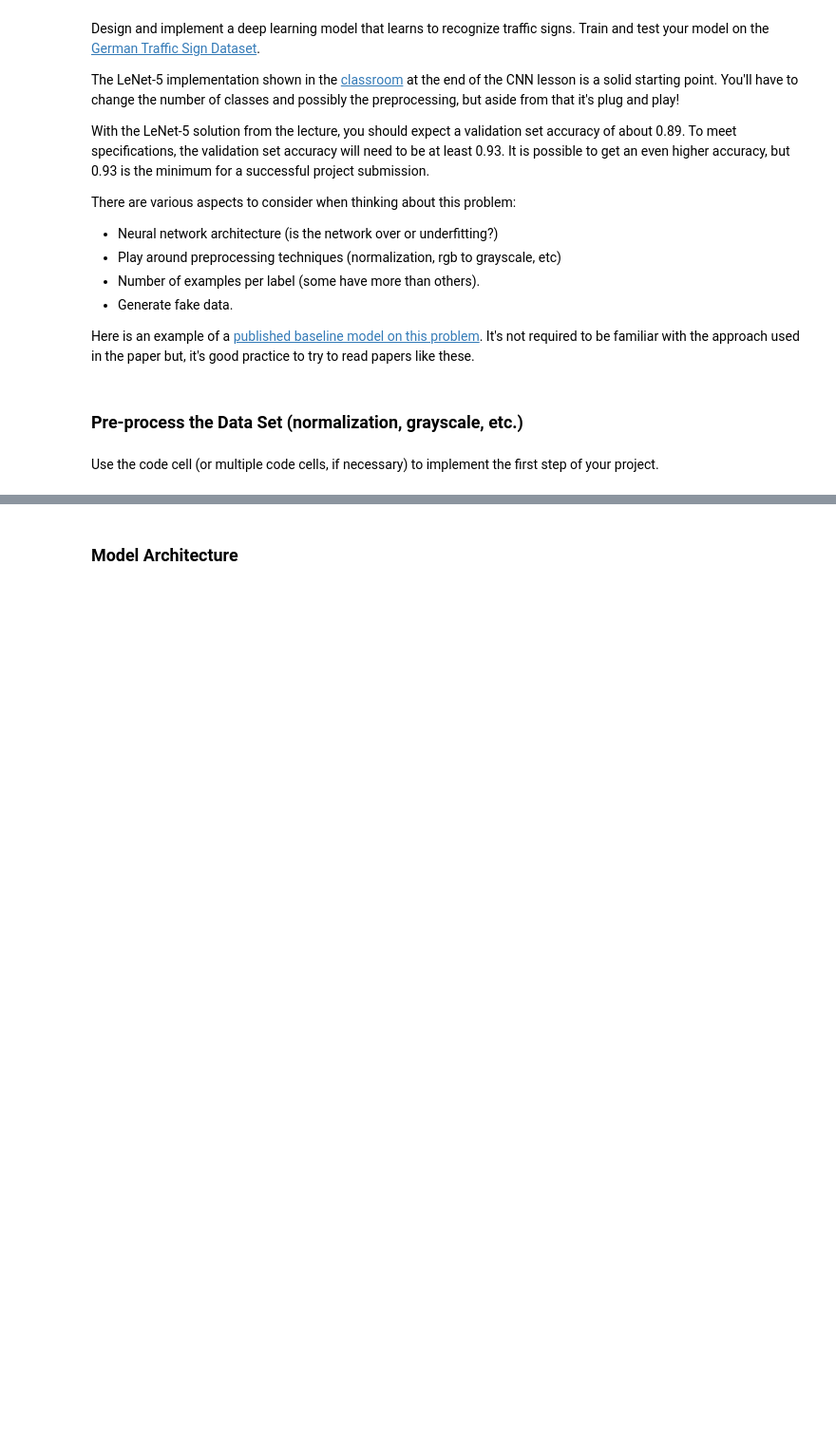
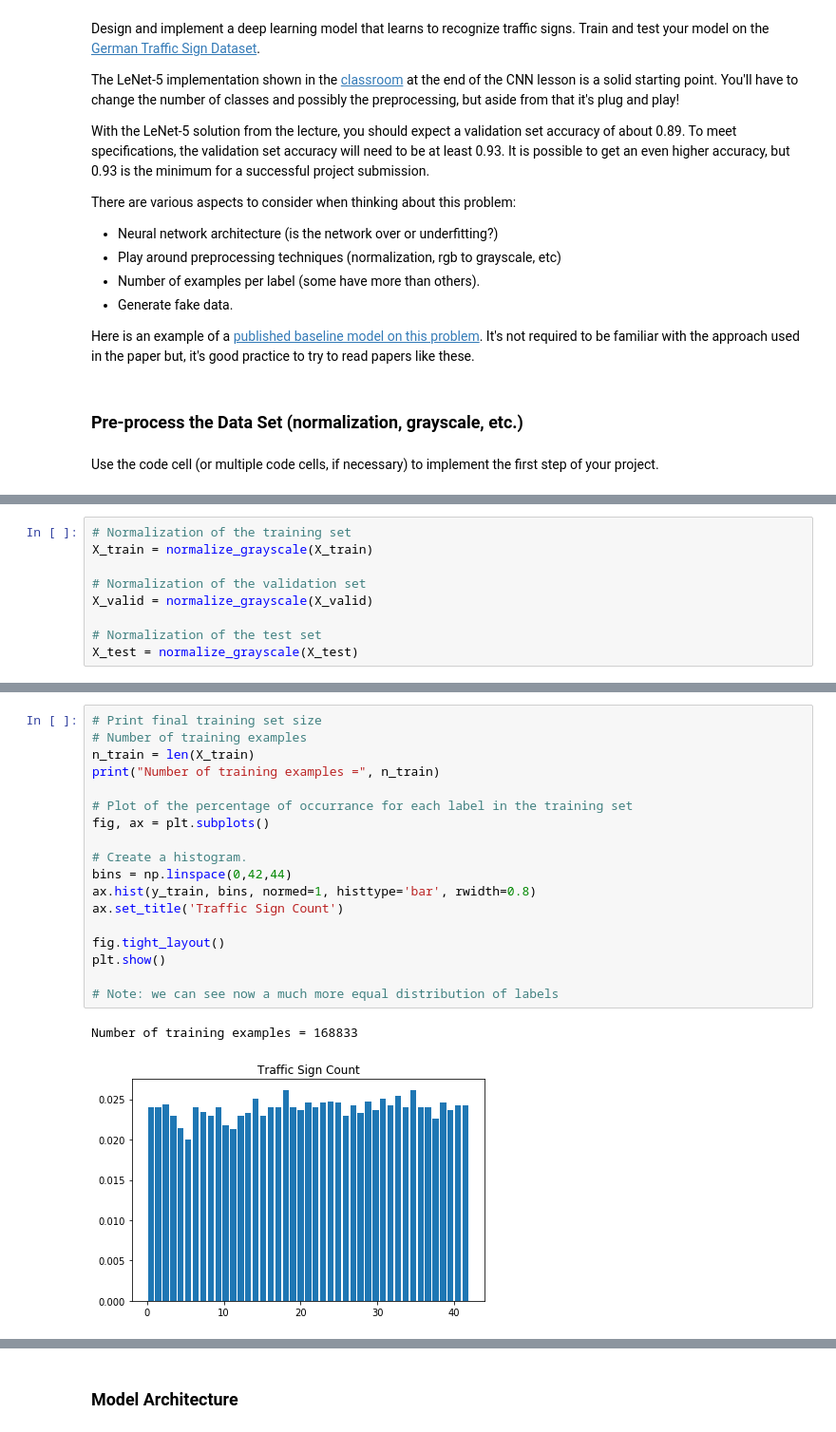
Before and after one commit to cbg15589/carnd-term1, a Jupyter notebook: CarND-Traffic-Sign-Classifier-Project/Traffic_Sign_Classifier.ipynb, the cells around one changed output, grey strips where cells are left out. Shown at 95% size. Saved outputs shown, nothing was run; the diff lists cells and outputs as text; blank space fills up the shorter version.

```diff
--- a/CarND-Traffic-Sign-Classifier-Project/Traffic_Sign_Classifier.ipynb
+++ b/CarND-Traffic-Sign-Classifier-Project/Traffic_Sign_Classifier.ipynb
@@ -250,0 +204,9 @@ X_train, y_train = shuffle(X_train, y_train)
+# %%
+# Normalization of the training set
+X_train = normalize_grayscale(X_train)
+
+# Normalization of the validation set
+X_valid = normalize_grayscale(X_valid)
+
+# Normalization of the test set
+X_test = normalize_grayscale(X_test)
@@ -250,0 +267,21 @@ X_train, y_train = shuffle(X_train, y_train)
+# %%
+# Print final training set size
+# Number of training examples
+n_train = len(X_train)
+print("Number of training examples =", n_train)
+
+# Plot of the percentage of occurrance for each label in the training set
+fig, ax = plt.subplots()
+
+# Create a histogram.
+bins = np.linspace(0,42,44)
+ax.hist(y_train, bins, normed=1, histtype='bar', rwidth=0.8)
+ax.set_title('Traffic Sign Count')
+
+fig.tight_layout()
+plt.show()
+
+# Note: we can see now a much more equal distribution of labels
+# %% [output]
+Number of training examples = 168833
+[figure, added]
```
Also changed, not shown: parts of 43 cells of this notebook, 11 other files.
